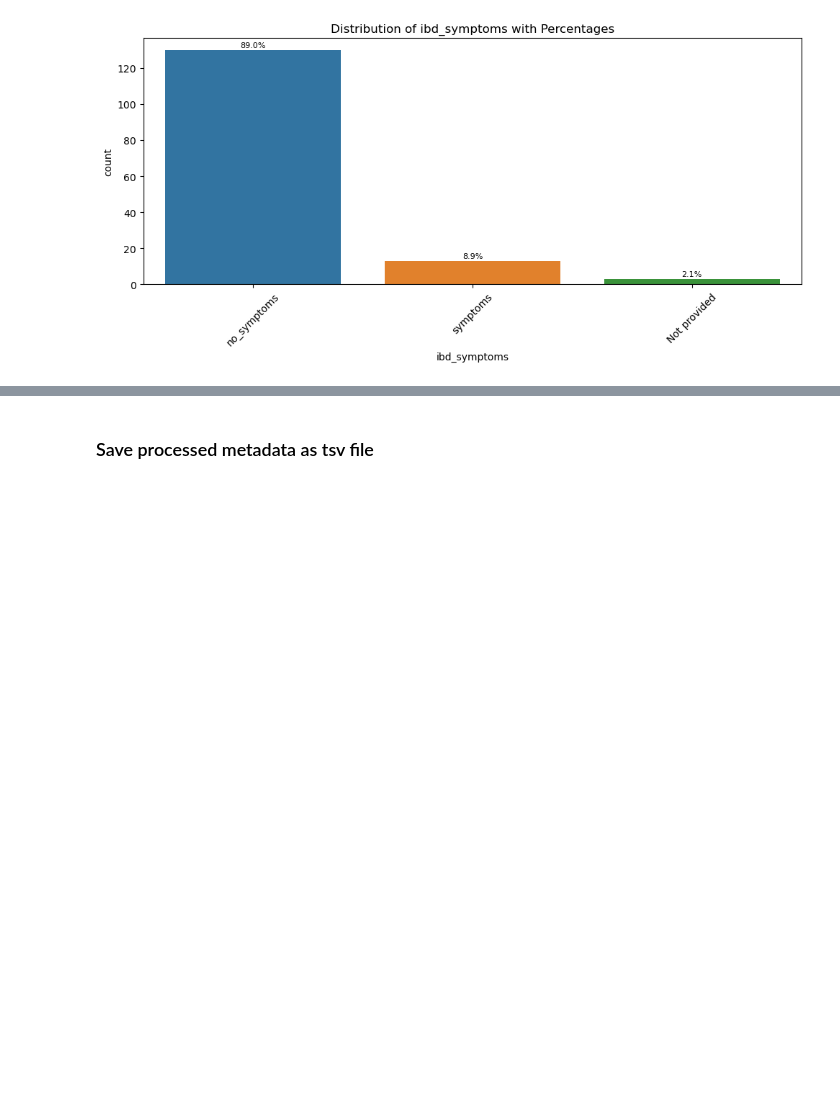
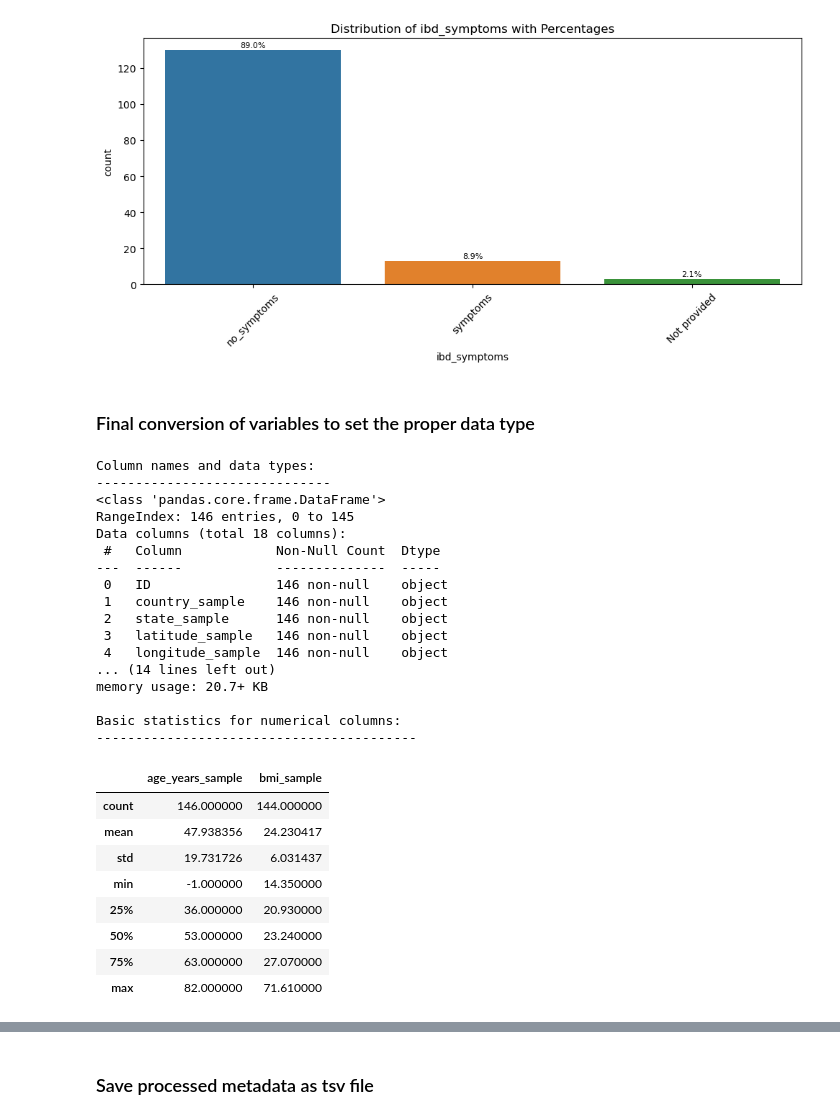
Before and after one commit to JRudyRay/FunGut2, a Jupyter notebook: full-pipeline/02_metadata_preprocessing.ipynb, the cells around one changed output, grey strips where cells are left out. Cells and saved outputs as stored; diff of their text form; code cells hidden in the pictures; blank space fills up the shorter version.

```diff
--- a/full-pipeline/02_metadata_preprocessing.ipynb
+++ b/full-pipeline/02_metadata_preprocessing.ipynb
@@ -256,3 +258,46 @@ for col in categorical_cols:
 [figure]
 [figure]
 [figure]
+# %% [markdown]
+### Final conversion of variables to set the proper data type
+# %%
+metadata = pd.read_csv('./data/metadata/fungut_metadata_processed.tsv', sep='\t')
+# %%
+df = metadata
+# %%
+# Get the column names and datatypes
+print("\nColumn names and data types:")
+print("------------------------------")
+df.info()
+
+# Get some basic statistics
+print("\nBasic statistics for numerical columns:")
+print("-----------------------------------------")
+display(df.describe())
+# %% [output]
+Column names and data types:
+------------------------------
+<class 'pandas.core.frame.DataFrame'>
+RangeIndex: 146 entries, 0 to 145
+Data columns (total 18 columns):
+ #   Column            Non-Null Count  Dtype
+---  ------            --------------  -----
+ 0   ID                146 non-null    object
+ 1   country_sample    146 non-null    object
+ 2   state_sample      146 non-null    object
+ 3   latitude_sample   146 non-null    object
+ 4   longitude_sample  146 non-null    object
+... (14 lines left out)
+memory usage: 20.7+ KB
+
+Basic statistics for numerical columns:
+-----------------------------------------
+|  | age_years_sample | bmi_sample |
+| count | 146.000000 | 144.000000 |
+| mean | 47.938356 | 24.230417 |
+| std | 19.731726 | 6.031437 |
+| min | -1.000000 | 14.350000 |
+| 25% | 36.000000 | 20.930000 |
+| 50% | 53.000000 | 23.240000 |
+| 75% | 63.000000 | 27.070000 |
+| max | 82.000000 | 71.610000 |
```
Also changed, not shown: parts of 3 cells of this notebook, 5 other files.
